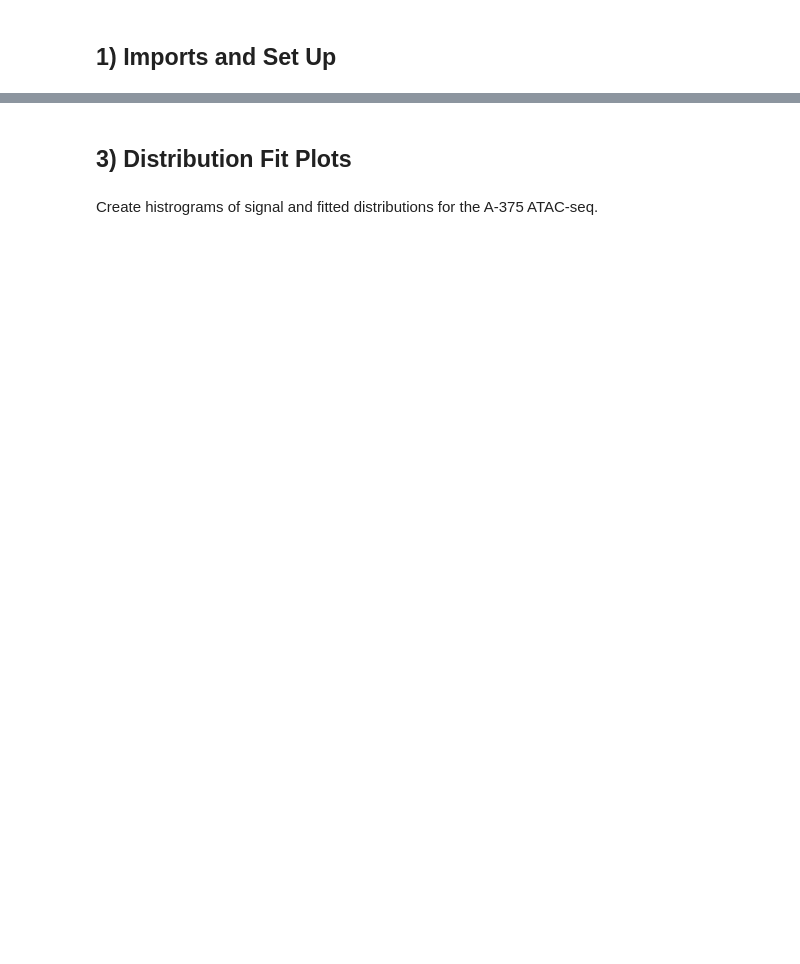
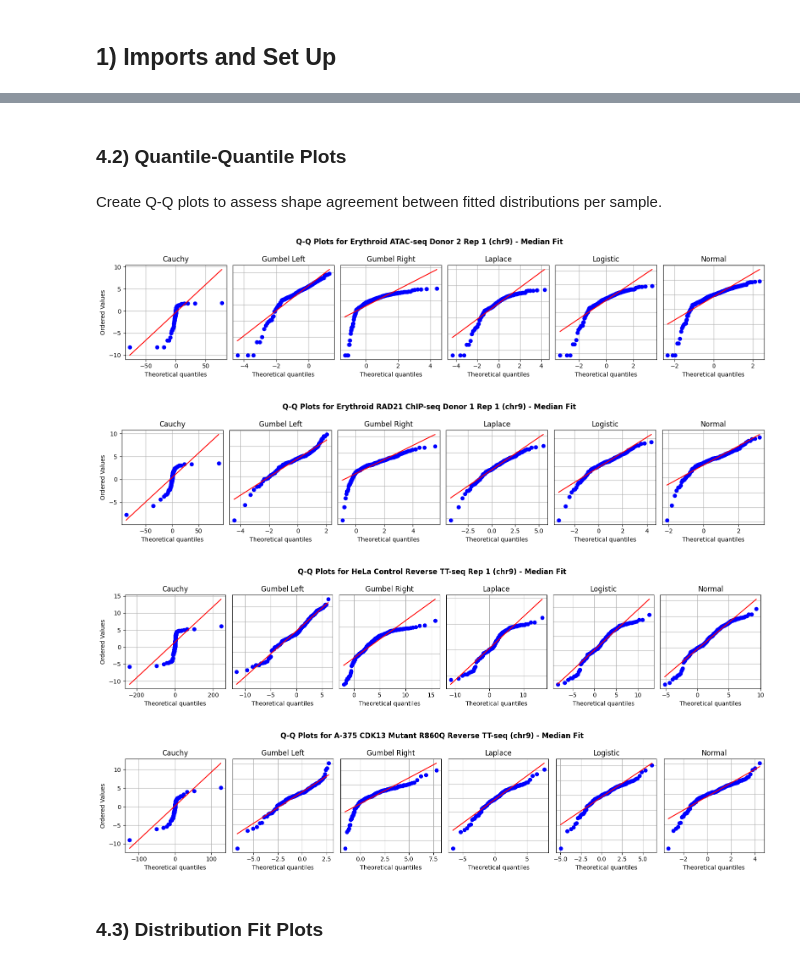
Before and after one commit to Genome-Function-Initiative-Oxford/Zone-Equalisation-Normalisation, a Jupyter notebook: tutorials/supplementary_figures/Supplementary_Figures.ipynb, the cells around one changed output, grey strips where cells are left out. Cells and saved outputs as stored; diff of their text form; code cells hidden in the pictures; blank space fills up the shorter version.

Commit message:
Update for ZEN-norm 1.0.0

```diff
--- a/tutorials/supplementary_figures/Supplementary_Figures.ipynb
+++ b/tutorials/supplementary_figures/Supplementary_Figures.ipynb
@@ -42 +141,14 @@ all_distributions = ZoneNorm.getSupportedDistributions()
+# %%
+# Set the bigWigs of ATAC-seq, ChIP-seq and TT-seq to run ZEN for
+test_bigwigs = {"Erythroid_ATAC": "Example_Data/Erythroid_ATAC/BigWigs",
+                "H1_ATAC": "Example_Data/H1_ATAC/BigWigs",
+                "CATlas_scATAC": "CATlas_scATAC/Results/BigWigs/Reverse_Normalised",
+                "Erythroid_RAD21": "Example_Data/Erythroid_RAD21/BigWigs",
+                "Erythroid_CTCF": "Erythroid_CTCF/Results/BigWigs/Reverse_Normalised",
+                "HEL_Pol2": "Example_Data/HEL_Pol2/BigWigs",
+                "HeLa_TTseq": "Example_Data/HeLa_TTseq/BigWigs",
+                "HEK293T_TTseq": "Example_Data/HEK293T_TTseq/BigWigs",
+                "A375_TTseq": "Example_Data/A375_TTseq/BigWigs"}
+
+all_distributions = ZoneNorm.getSupportedDistributions()
 # %%
@@ -166,4 +185,57 @@ Distribution statistics already calculated for chromosomes
+# %% [markdown]
+### 4.2) Quantile-Quantile Plots <a id="q-q-plots"></a>
+# %% [markdown]
+Create Q-Q plots to assess shape agreement between fitted distributions per sample.
+# %%
+# Set datasets to plot and configurations (sample name, chromosome, distributions and custom sample name for title)
+plot_samples = {"Erythroid_ATAC": {"sample": "GSM9320314_Don002_ATAC_d13_rep1",
+                                   "chrom": "chr9",
+                                   "dists": all_distributions,
+                                   "custom_sample_name": "Erythroid ATAC-seq Donor 2 Rep 1"},
+                "Erythroid_RAD21": {"sample": "Don001_RAD21_d13_rep1",
+                                    "chrom": "chr9",
+                                    "dists": all_distributions,
+                                    "custom_sample_name": "Erythroid RAD21 ChIP-seq Donor 1 Rep 1"},
+                "HeLa_TTseq": {"sample": "HeLa_TTseq_Control_Rep1_Neg",
+                               "chrom": "chr9",
+                               "dists": ["normal", "gumbel_l", "gumbel_r"],
+                               "custom_sample_name": "HeLa Control Reverse TT-seq Rep 1"},
+                "A375_TTseq": {"sample": "A375_TTseq_CDK13_R860Q_Rep1_Neg",
+                               "chrom": "chr9",
+                               "dists": all_distributions,
+                               "custom_sample_name": "A-375 CDK13 Mutant R860Q Reverse TT-seq"}}
+
+for data in plot_samples:
+    # Set dataset parameters for plotting
+    sample_name = plot_samples[data]["sample"]
+    chrom = plot_samples[data]["chrom"]
+    plot_dists = plot_samples[data]["dists"]
+    bigwigs = test_bigwigs[data]
+
+    if "custom_sample_name" in plot_samples[data]:
+        custom_sample_name = plot_samples[data]["custom_sample_name"]
+    else:
+        custom_sample_name = sample_name
+
+    # Create ZoneNorm object for plotting
+    znorm = ZoneNorm(analysis_name = data,
+                     bigwig_paths = bigwigs,
+                     test_distributions = all_distributions,
+                     n_cores = cores,
+                     norm_method = "ZEN",
+                     verbose = 0)
+
+    znorm.plotQQPlot(plot_sample = sample_name,
+                     chromosome = chrom,
+                     param_type = "median_fit",
+                     plot_width = 16,
+                     plot_height = 3.5,
+                     title = f"Q-Q Plots for {custom_sample_name} ({chrom}) - Median Fit",
+                     pdf_name = f"{sample_name}_QQ_Plots")
+# %% [output]
+[figure, added]
+[figure, added]
+[figure, added]
+[figure, added]
 # %% [markdown]
-## 3) Distribution Fit Plots <a id="dist-fit-plots"></a>
+### 4.3) Distribution Fit Plots <a id="dist-fit-plots"></a>
-# %% [markdown]
-Create histrograms of signal and fitted distributions for the A-375 ATAC-seq.
```
Also changed, not shown: parts of 58 cells of this notebook, 25 other files.
